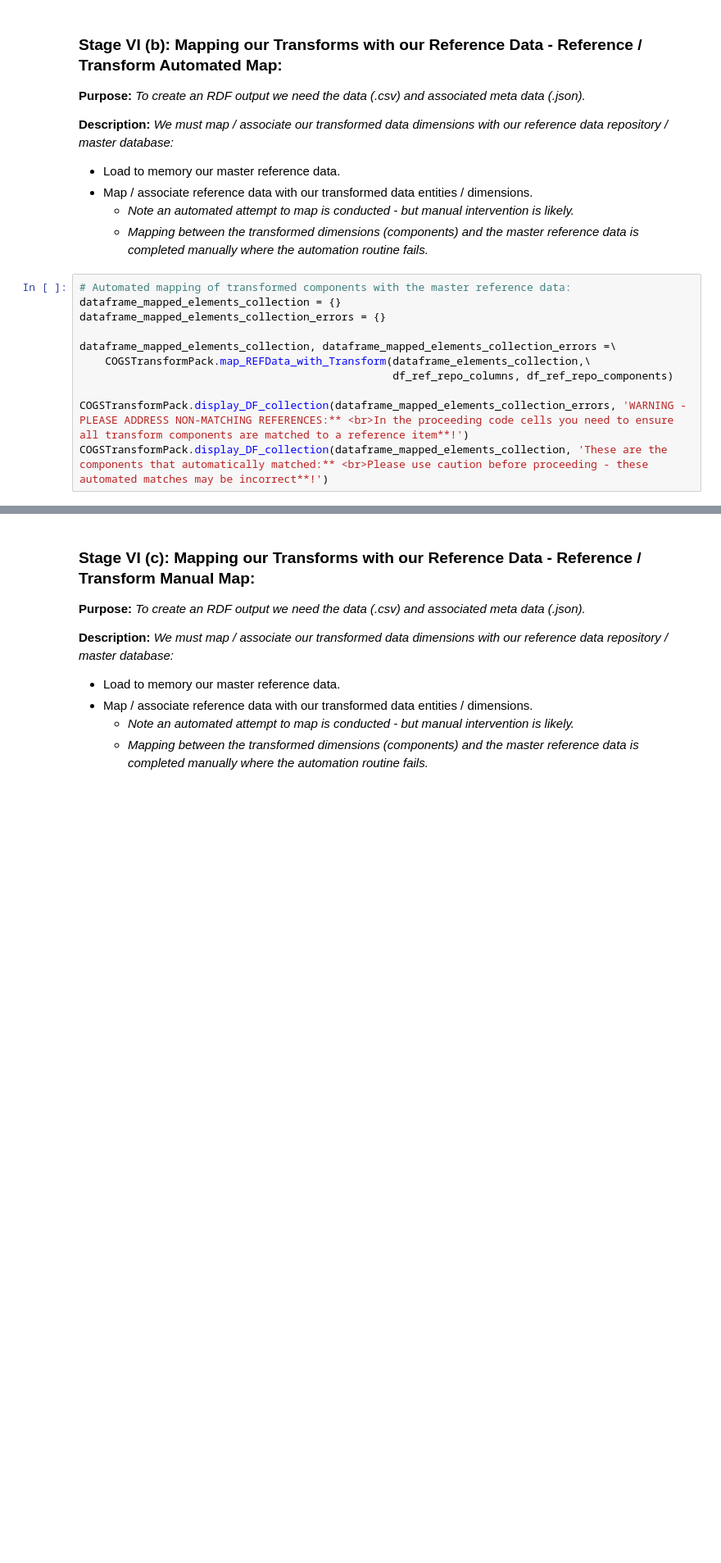
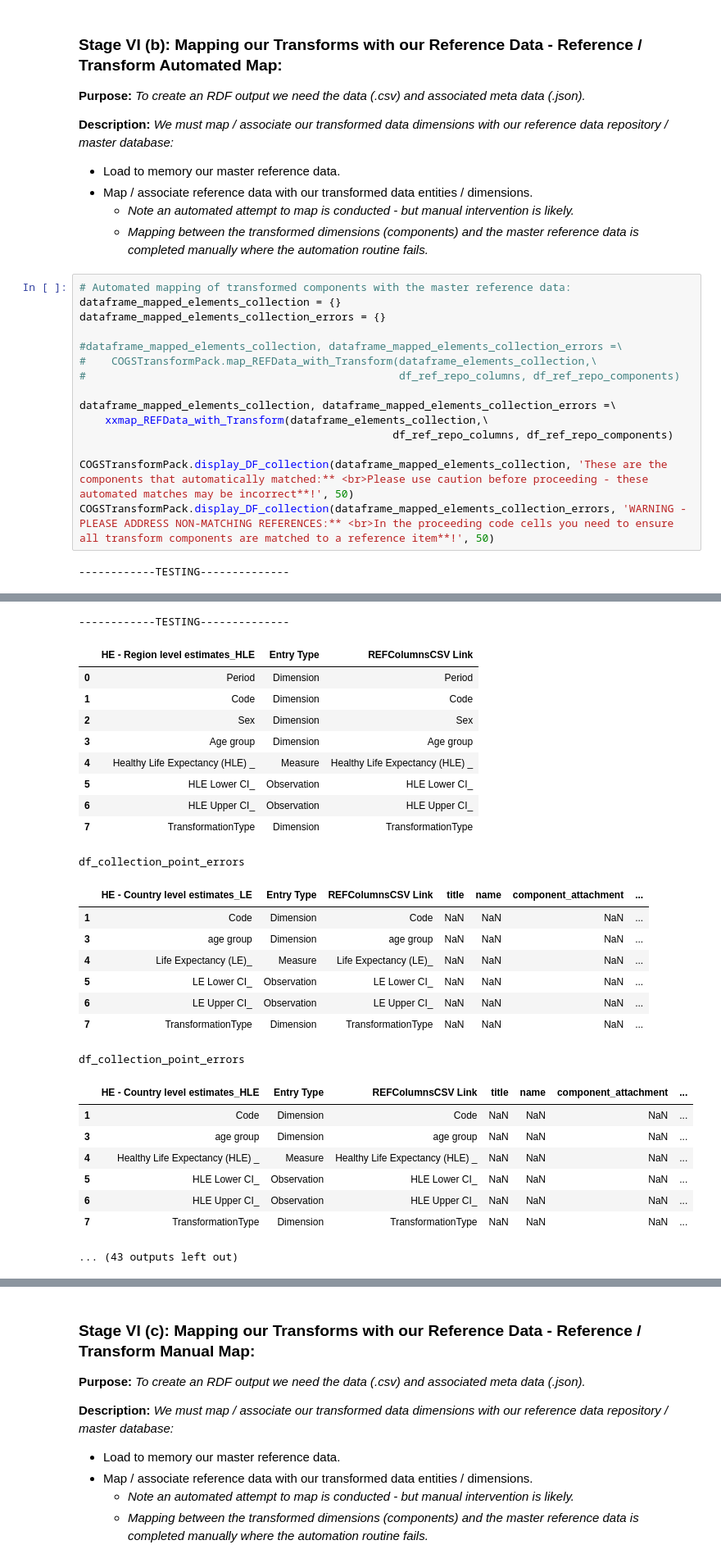
Before and after one commit to GSS-Cogs/end-to-end-usingcsvw, a Jupyter notebook: End-2-End-COGS-NBv2-2-0.ipynb, the cells around one changed output, grey strips where cells are left out. Shown at 82% size. Cells and saved outputs as stored; diff of their text form; blank space fills up the shorter version.

```diff
--- a/End-2-End-COGS-NBv2-2-0.ipynb
+++ b/End-2-End-COGS-NBv2-2-0.ipynb
@@ -446,9 +645,15 @@ display(df_ref_repo_components)
 dataframe_mapped_elements_collection = {}
 dataframe_mapped_elements_collection_errors = {}
 
+#dataframe_mapped_elements_collection, dataframe_mapped_elements_collection_errors =\
+#    COGSTransformPack.map_REFData_with_Transform(dataframe_elements_collection,\
+#                                                 df_ref_repo_columns, df_ref_repo_components)
+
 dataframe_mapped_elements_collection, dataframe_mapped_elements_collection_errors =\
-    COGSTransformPack.map_REFData_with_Transform(dataframe_elements_collection,\
+    xxmap_REFData_with_Transform(dataframe_elements_collection,\
                                                  df_ref_repo_columns, df_ref_repo_components)
 
-COGSTransformPack.display_DF_collection(dataframe_mapped_elements_collection_errors, 'WARNING - PLEASE ADDRESS NON-MATCHING REFERENCES:** <br>In the proceeding code cells you need to ensure all transform components are matched to a reference item**!')
-COGSTransformPack.display_DF_collection(dataframe_mapped_elements_collection, 'These are the components that automatically matched:** <br>Please use caution before proceeding - these automated matches may be incorrect**!')
+COGSTransformPack.display_DF_collection(dataframe_mapped_elements_collection, 'These are the components that automatically matched:** <br>Please use caution before proceeding - these automated matches may be incorrect**!', 50)
+COGSTransformPack.display_DF_collection(dataframe_mapped_elements_collection_errors, 'WARNING - PLEASE ADDRESS NON-MATCHING REFERENCES:** <br>In the proceeding code cells you need to ensure all transform components are matched to a reference item**!', 50)
+# %% [output]
+------------TESTING--------------
@@ -454,0 +689,27 @@ COGSTransformPack.display_DF_collection(dataframe_mapped_elements_collection, 'T
+------------TESTING--------------
+|  | HE - Region level estimates_HLE | Entry Type | REFColumnsCSV Link |
+| 0 | Period | Dimension | Period |
+| 1 | Code | Dimension | Code |
+| 2 | Sex | Dimension | Sex |
+| 3 | Age group | Dimension | Age group |
+| 4 | Healthy Life Expectancy (HLE) _ | Measure | Healthy Life Expectancy (HLE) _ |
+| 5 | HLE Lower CI_ | Observation | HLE Lower CI_ |
+| 6 | HLE Upper CI_ | Observation | HLE Upper CI_ |
+| 7 | TransformationType | Dimension | TransformationType |
+df_collection_point_errors
+|  | HE - Country level estimates_LE | Entry Type | REFColumnsCSV Link | title | name | component_attachment | ... |
+| 1 | Code | Dimension | Code | NaN | NaN | NaN | ... |
+| 3 | age group | Dimension | age group | NaN | NaN | NaN | ... |
+| 4 | Life Expectancy (LE)_ | Measure | Life Expectancy (LE)_ | NaN | NaN | NaN | ... |
+| 5 | LE Lower CI_ | Observation | LE Lower CI_ | NaN | NaN | NaN | ... |
+| 6 | LE Upper CI_ | Observation | LE Upper CI_ | NaN | NaN | NaN | ... |
+| 7 | TransformationType | Dimension | TransformationType | NaN | NaN | NaN | ... |
+df_collection_point_errors
+|  | HE - Country level estimates_HLE | Entry Type | REFColumnsCSV Link | title | name | component_attachment | ... |
+| 1 | Code | Dimension | Code | NaN | NaN | NaN | ... |
+| 3 | age group | Dimension | age group | NaN | NaN | NaN | ... |
+| 4 | Healthy Life Expectancy (HLE) _ | Measure | Healthy Life Expectancy (HLE) _ | NaN | NaN | NaN | ... |
+| 5 | HLE Lower CI_ | Observation | HLE Lower CI_ | NaN | NaN | NaN | ... |
+| 6 | HLE Upper CI_ | Observation | HLE Upper CI_ | NaN | NaN | NaN | ... |
+| 7 | TransformationType | Dimension | TransformationType | NaN | NaN | NaN | ... |
+... (43 outputs left out)
```
Also changed, not shown: parts of 26 cells of this notebook, 1 other file.
